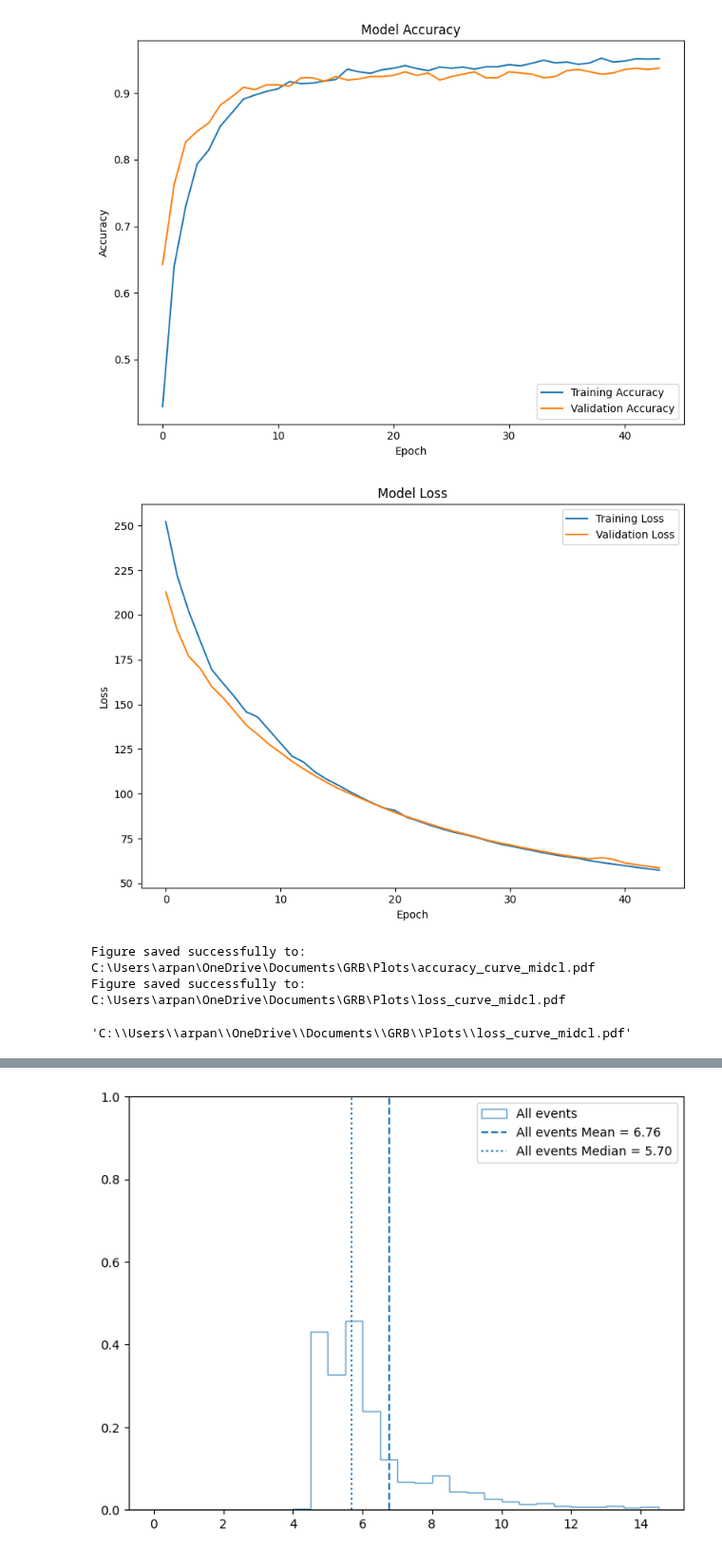
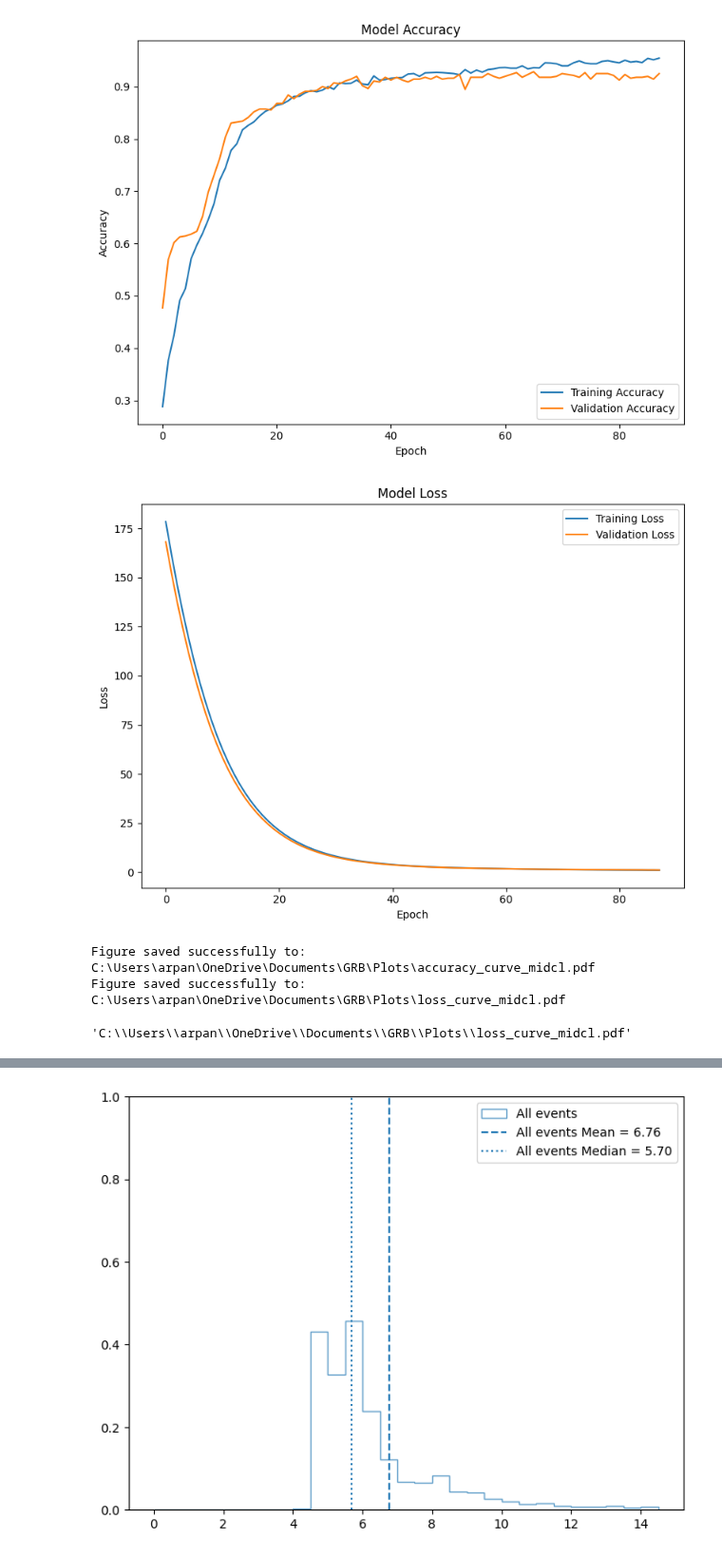
Before and after one commit to ArpanJohn/Transient_Classification, a Jupyter notebook: final_plots.ipynb, the cells around one changed output, grey strips where cells are left out. Shown at 95% size. Cells and saved outputs as stored; diff of their text form; code cells hidden in the pictures.

```diff
--- a/final_plots.ipynb
+++ b/final_plots.ipynb
@@ -87,7 +87,7 @@ def save_to_dir(fig, filename, directory = save_dir, format='pdf', dpi=400, crea
         return None
 # %%
 # learning curves
-history_path = r"C:\Users\arpan\OneDrive\Documents\GRB\models\midcl5\trainHistoryDict" # the path to the history file
+history_path = r"C:\Users\arpan\OneDrive\Documents\GRB\models\midcl6\trainHistoryDict" # the path to the history file
 
 def plot_training_history(history_path):
     # Load the history file
@@ -115,35 +115,35 @@ def plot_training_history(history_path):
     # Adjust layout and display
     plt.tight_layout()
     plt.show()
 
     figL = plt.figure(figsize=size)
 
     # Plot training & validation loss
     plt.plot(history['loss'], label='Training Loss')
     if 'val_loss' in history:
         plt.plot(history['val_loss'], label='Validation Loss')
     plt.title('Model Loss')
     plt.xlabel('Epoch')
     plt.ylabel('Loss')
     plt.legend(loc='upper right')
 
     # Adjust layout and display
     plt.tight_layout()
     plt.show()
 
     # # Print final values
     # print("\nFinal Training Metrics:")
     # for metric in history.keys():
     #     print(f"{metric}: {history[metric][-1]:.4f}")
 
     return figA, figL
 
 fig1, fig2 = plot_training_history(history_path)
 save_to_dir(fig1, 'accuracy_curve_midcl') # change names for clarity
 save_to_dir(fig2, 'loss_curve_midcl')     # change names for clarity
 # %% [output]
-[figure, old version]
+[figure, new version]
-[figure, old version]
+[figure, new version]
 Figure saved successfully to: C:\Users\arpan\OneDrive\Documents\GRB\Plots\accuracy_curve_midcl.pdf
 Figure saved successfully to: C:\Users\arpan\OneDrive\Documents\GRB\Plots\loss_curve_midcl.pdf
 'C:\\Users\\arpan\\OneDrive\\Documents\\GRB\\Plots\\loss_curve_midcl.pdf'
```
Also changed, not shown: parts of 2 cells of this notebook, 3 other files.
